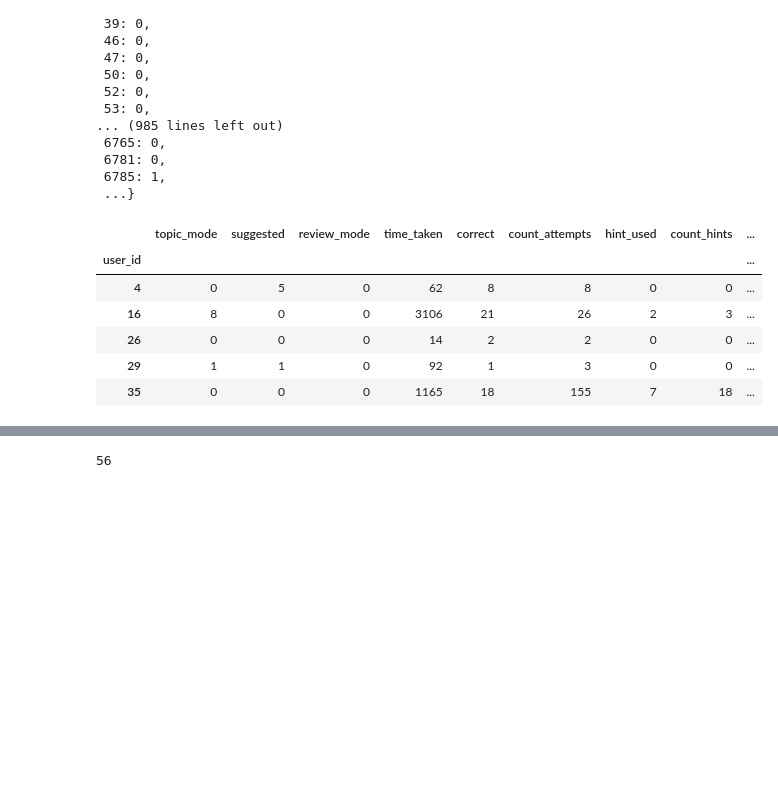
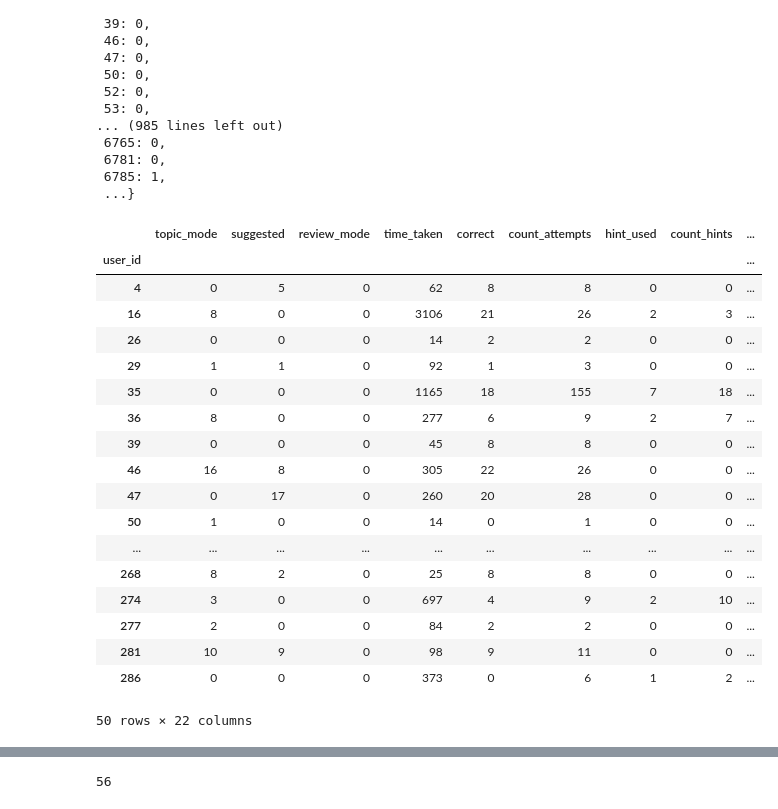
Before and after one commit to branlindsey/junyi_app_user, a Jupyter notebook: CreatingUserTable.ipynb, the cells around one changed output, grey strips where cells are left out. Saved outputs shown, nothing was run; the diff lists cells and outputs as text; code cells hidden in the pictures; blank space fills up the shorter version.

```diff
--- a/CreatingUserTable.ipynb
+++ b/CreatingUserTable.ipynb
@@ -44,3 +34,8 @@ user_table.head()
+# %%
+#Creating Squared Hints, Correct, Review_Mode
+user_table['count_hints_sq'] = user_table['count_hints'] **2
+user_table['count_attempts_sq'] = user_table['count_attempts'] **2
+user_table['review_mode_sq'] = user_table['review_mode'] **2
 # %%
 #Creating a More than 10 columns
 total_usage = data['user_id'].value_counts().sort_index()
@@ -62,6 +57,9 @@ user_table['active_at_least_10_days'] = (rng >= 9).astype(int)
 
 active_from_last= (data['time_done'].max() - (user_time['time_done'].max())).dt.days
 user_table['active_from_last'] = active_from_last
+
+active_from_last_sq = active_from_last ** 2
+user_table['active_from_last_sq'] = active_from_last_sq
 # %%
 #Counting User attempts
 # user_attempts = data[['user_id', 'count_attempts']].groupby('user_id').sum()
@@ -110,15 +108,27 @@ user_table['target'] = target.values()
 # %%
 #user_table.drop(columns=['active_more_than_1', 'active_at_least_5', 'active_at_least_10'], inplace=True)
 # %%
-user_table.head()
+user_table.head(50)
 # %% [output]
 |  | topic_mode | suggested | review_mode | time_taken | correct | count_attempts | hint_used | count_hints | ... |
 | user_id |  |  |  |  |  |  |  |  | ... |
 | 4 | 0 | 5 | 0 | 62 | 8 | 8 | 0 | 0 | ... |
 | 16 | 8 | 0 | 0 | 3106 | 21 | 26 | 2 | 3 | ... |
 | 26 | 0 | 0 | 0 | 14 | 2 | 2 | 0 | 0 | ... |
 | 29 | 1 | 1 | 0 | 92 | 1 | 3 | 0 | 0 | ... |
 | 35 | 0 | 0 | 0 | 1165 | 18 | 155 | 7 | 18 | ... |
+| 36 | 8 | 0 | 0 | 277 | 6 | 9 | 2 | 7 | ... |
+| 39 | 0 | 0 | 0 | 45 | 8 | 8 | 0 | 0 | ... |
+| 46 | 16 | 8 | 0 | 305 | 22 | 26 | 0 | 0 | ... |
+| 47 | 0 | 17 | 0 | 260 | 20 | 28 | 0 | 0 | ... |
+| 50 | 1 | 0 | 0 | 14 | 0 | 1 | 0 | 0 | ... |
+| ... | ... | ... | ... | ... | ... | ... | ... | ... | ... |
+| 268 | 8 | 2 | 0 | 25 | 8 | 8 | 0 | 0 | ... |
+| 274 | 3 | 0 | 0 | 697 | 4 | 9 | 2 | 10 | ... |
+| 277 | 2 | 0 | 0 | 84 | 2 | 2 | 0 | 0 | ... |
+| 281 | 10 | 9 | 0 | 98 | 9 | 11 | 0 | 0 | ... |
+| 286 | 0 | 0 | 0 | 373 | 0 | 6 | 1 | 2 | ... |
+50 rows × 22 columns
 # %%
 #Add mean_data
 # %%
```
Also changed, not shown: parts of 4 cells of this notebook, 4 other files.
